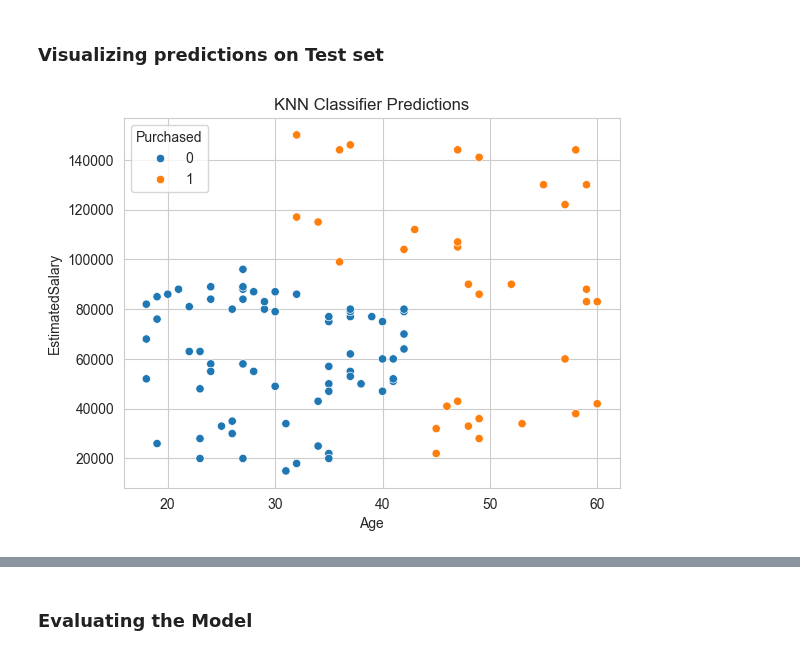
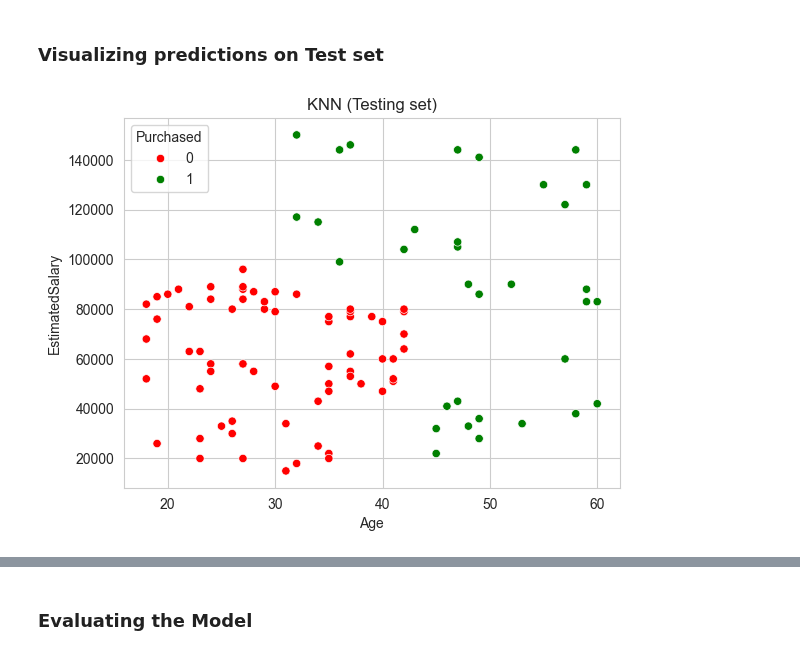
Before and after one commit to sjuanati/DataSciLabs, a Jupyter notebook: src/v2/03_classification/02_k-nearest_neighbor.ipynb, the cells around one changed output, grey strips where cells are left out. Saved outputs shown, nothing was run; the diff lists cells and outputs as text; code cells hidden in the pictures.

```diff
--- a/src/v2/03_classification/02_k-nearest_neighbor.ipynb
+++ b/src/v2/03_classification/02_k-nearest_neighbor.ipynb
@@ -90,17 +92,23 @@ new prediction: 1
 # %%
 # Reverse the scaling of the test set
 X_test_inv = sc.inverse_transform(X_test)
 
 # Convert the scaled test set back to a DataFrame
-X_test_inv_df = pd.DataFrame(X_test_inv, columns=['Age', 'EstimatedSalary'])
+X_test_inv_df = pd.DataFrame(X_test_inv, columns=["Age", "EstimatedSalary"])
 
 # Add the predictions to this DataFrame
 y_pred = classifier.predict(X_test)
-X_test_inv_df['Purchased'] = y_pred
+X_test_inv_df["Purchased"] = y_pred
 
 # Show the scatter plot
-sns.scatterplot(data=X_test_inv_df, x='Age', y='EstimatedSalary', hue='Purchased')
-plt.title('KNN Classifier Predictions')
+sns.scatterplot(
+    data=X_test_inv_df,
+    x="Age",
+    y="EstimatedSalary",
+    hue="Purchased",
+    palette={0: "red", 1: "green"},
+)
+plt.title("KNN (Testing set)")
 plt.show()
 # %% [output]
-[figure, old version]
+[figure, new version]
```
Also changed, not shown: parts of 4 cells of this notebook.
